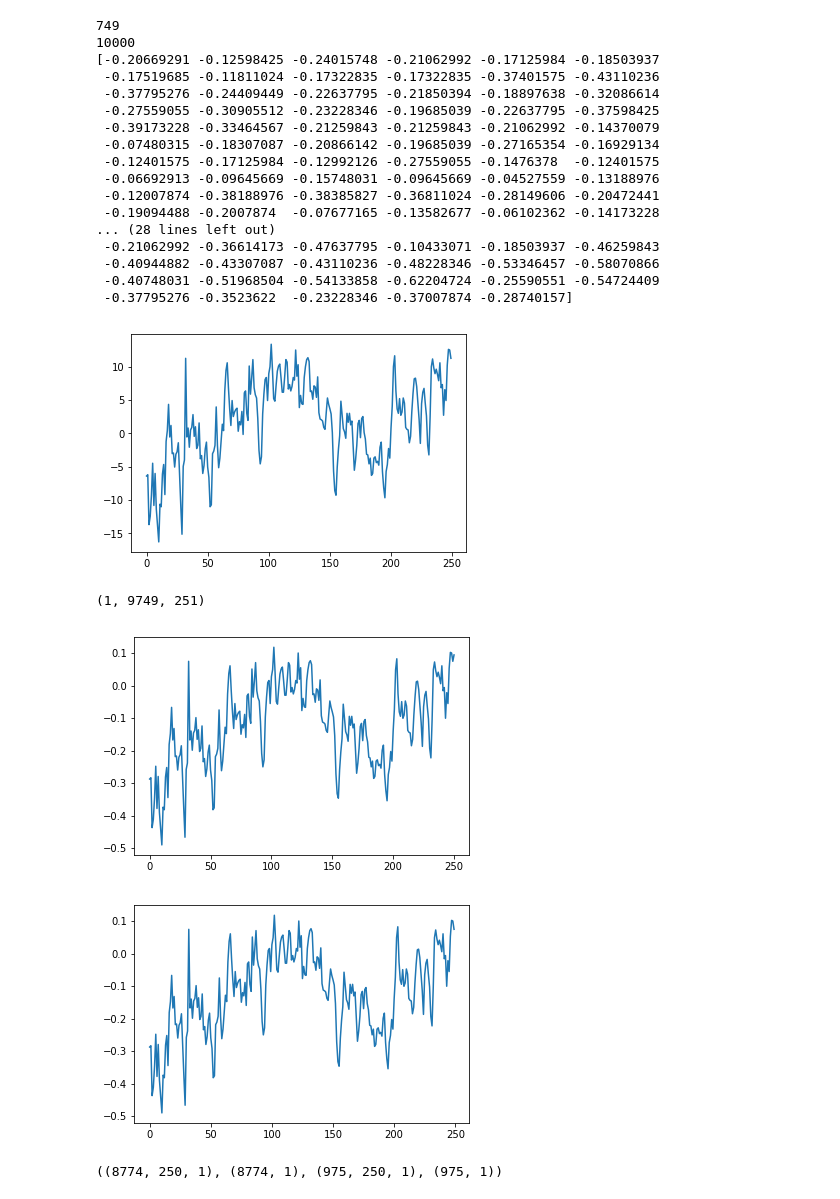
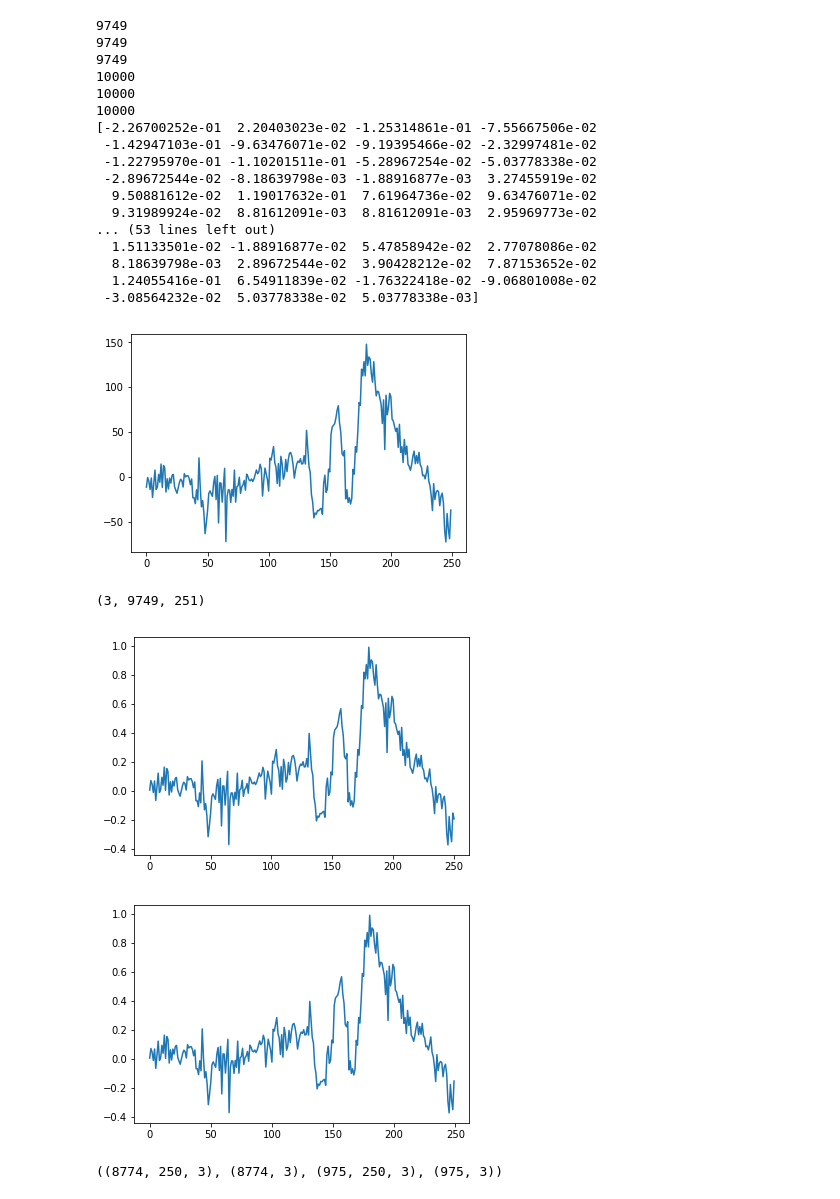
Before and after one commit to ktsimring/final-project, a Jupyter notebook: LSTM/LSTM New Implementation 2 RMS Optimizer.ipynb, the cells around one changed output. Saved outputs shown, nothing was run; the diff lists cells and outputs as text; code cells hidden in the pictures.

```diff
--- a/LSTM/LSTM New Implementation 2 RMS Optimizer.ipynb
+++ b/LSTM/LSTM New Implementation 2 RMS Optimizer.ipynb
@@ -37,8 +37,9 @@ def scale_t(data):
 
 # inverse scaling for a forecasted value
 def invert_scale(scaler, X):
-    inverted = scaler.inverse_transform(array)
-    return inverted[0, -1]
+    X = X.reshape(-1,1)
+    inverted = scaler.inverse_transform(X)
+    return inverted[:, 0]
 
 def load_data(filename):
     g = pyedflib.EdfReader(filename)
@@ -129,7 +130,7 @@ def normalize_all(result):
     return dataset
 
 def make_data(sig, seq_len, normalise_window):
-    data = sig[1:2,:10000]
+    data = sig[:3,:10000]
     sequence_length = seq_len + 1
     if not normalise_window:
         #result = difference(data,1)
@@ -293,7 +294,7 @@ global_start_time = time.time()
 seq_len = 250
 
 print('> Loading data... ')
-sig = load_data('sample-data/SC4001E0-PSG.edf')
+sig = load_data('sample-data/SC4002E0-PSG.edf')
 #sig = load_data('sample-data/chb01_01.edf')
 print(sig.shape)
 #X_train, y_train, X_test, y_test = load_data_csv('sample-data/sp500.csv',seq_len,True)
@@ -304,30 +305,33 @@ print(sig.shape)
 # %%
-scaler, data_y = scale_t(sig[1,251:1000])
+scaler = []
+for i in range(3):
+    scale, data_y = scale_t(sig[i,251:10000])
+    scaler.append(scale)
 X_train, y_train, X_test, y_test = make_data(sig, seq_len, False)
 print(X_train.shape, y_train.shape, X_test.shape, y_test.shape)
 # %% [output]
-749
+9749
+9749
+9749
 10000
-[-0.20669291 -0.12598425 -0.24015748 -0.21062992 -0.17125984 -0.18503937
- -0.17519685 -0.11811024 -0.17322835 -0.17322835 -0.37401575 -0.43110236
- -0.37795276 -0.24409449 -0.22637795 -0.21850394 -0.18897638 -0.32086614
- -0.27559055 -0.30905512 -0.23228346 -0.19685039 -0.22637795 -0.37598425
- -0.39173228 -0.33464567 -0.21259843 -0.21259843 -0.21062992 -0.14370079
- -0.07480315 -0.18307087 -0.20866142 -0.19685039 -0.27165354 -0.16929134
- -0.12401575 -0.17125984 -0.12992126 -0.27559055 -0.1476378  -0.12401575
- -0.06692913 -0.09645669 -0.15748031 -0.09645669 -0.04527559 -0.13188976
- -0.12007874 -0.38188976 -0.38385827 -0.36811024 -0.28149606 -0.20472441
- -0.19094488 -0.2007874  -0.07677165 -0.13582677 -0.06102362 -0.14173228
-... (28 lines left out)
- -0.21062992 -0.36614173 -0.47637795 -0.10433071 -0.18503937 -0.46259843
- -0.40944882 -0.43307087 -0.43110236 -0.48228346 -0.53346457 -0.58070866
- -0.40748031 -0.51968504 -0.54133858 -0.62204724 -0.25590551 -0.54724409
- -0.37795276 -0.3523622  -0.23228346 -0.37007874 -0.28740157]
+10000
+10000
+[-2.26700252e-01  2.20403023e-02 -1.25314861e-01 -7.55667506e-02
+ -1.42947103e-01 -9.63476071e-02 -9.19395466e-02 -2.32997481e-02
+ -1.22795970e-01 -1.10201511e-01 -5.28967254e-02 -5.03778338e-02
+ -2.89672544e-02 -8.18639798e-03 -1.88916877e-03  3.27455919e-02
+  9.50881612e-02  1.19017632e-01  7.61964736e-02  9.63476071e-02
+  9.31989924e-02  8.81612091e-03  8.81612091e-03  2.95969773e-02
+... (53 lines left out)
+  1.51133501e-02 -1.88916877e-02  5.47858942e-02  2.77078086e-02
+  8.18639798e-03  2.89672544e-02  3.90428212e-02  7.87153652e-02
+  1.24055416e-01  6.54911839e-02 -1.76322418e-02 -9.06801008e-02
+ -3.08564232e-02  5.03778338e-02  5.03778338e-03]
-[figure, old version]
+[figure, new version]
-(1, 9749, 251)
+(3, 9749, 251)
-[figure, old version]
+[figure, new version]
-[figure, old version]
+[figure, new version]
-((8774, 250, 1), (8774, 1), (975, 250, 1), (975, 1))
+((8774, 250, 3), (8774, 3), (975, 250, 3), (975, 3))
 # %%
 print data_y.shape
 plt.plot(data_y)
```
Also changed, not shown: parts of 21 cells of this notebook.
